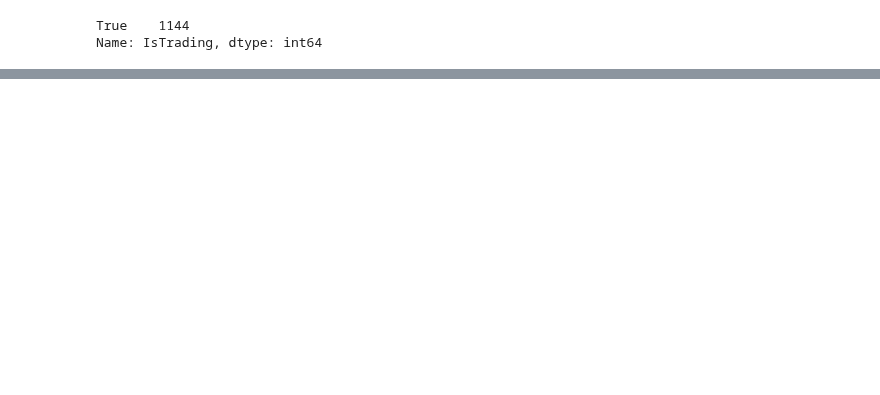
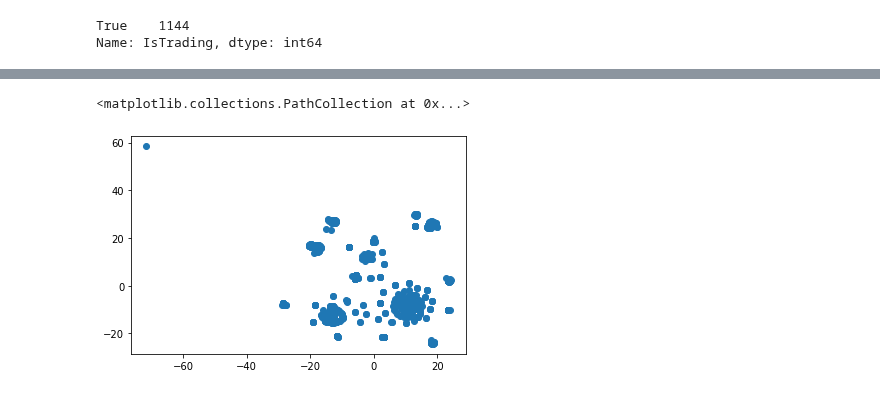
Before and after one commit to pkorat/usl-challenge, a Jupyter notebook: crypto.ipynb, the cells around one changed output, grey strips where cells are left out. Saved outputs shown, nothing was run; the diff lists cells and outputs as text; code cells hidden in the pictures; blank space fills up the shorter version.

Commit message:
analysis finished at elbow curve

```diff
--- a/crypto.ipynb
+++ b/crypto.ipynb
@@ -54,0 +84,3 @@ crypto_db_trade
+# %%
+crypto_db_clean = pd.get_dummies(crypto_db_clean)
+crypto_db_clean.shape
@@ -54,0 +89,8 @@ crypto_db_trade
+# %%
+scaler = StandardScaler()
+scaled_crypto_db = scaler.fit_transform(crypto_db_clean)
+# %%
+pca = PCA(n_components=.90)
+pca_scaled_crypto_db = pca.fit_transform(scaled_crypto_db)
+pca_scaled_crypto_db = pd.DataFrame(pca_scaled_crypto_db)
+pca_scaled_crypto_db
@@ -54,0 +111,6 @@ crypto_db_trade
+# %%
+from sklearn.manifold import TSNE
+tsne = TSNE()
+tsne_pca_crpyto_df = tsne.fit_transform(pca_scaled_crypto_db)
+tsne_pca_crpyto_df = pd.DataFrame(tsne_pca_crpyto_df)
+tsne_pca_crpyto_df
@@ -54,0 +131,5 @@ crypto_db_trade
+# %%
+plt.scatter(tsne_pca_crpyto_df[0], tsne_pca_crpyto_df[1])
+# %% [output]
+<matplotlib.collections.PathCollection at 0x...>
+[figure, added]
```
Also changed, not shown: parts of 15 cells of this notebook.
